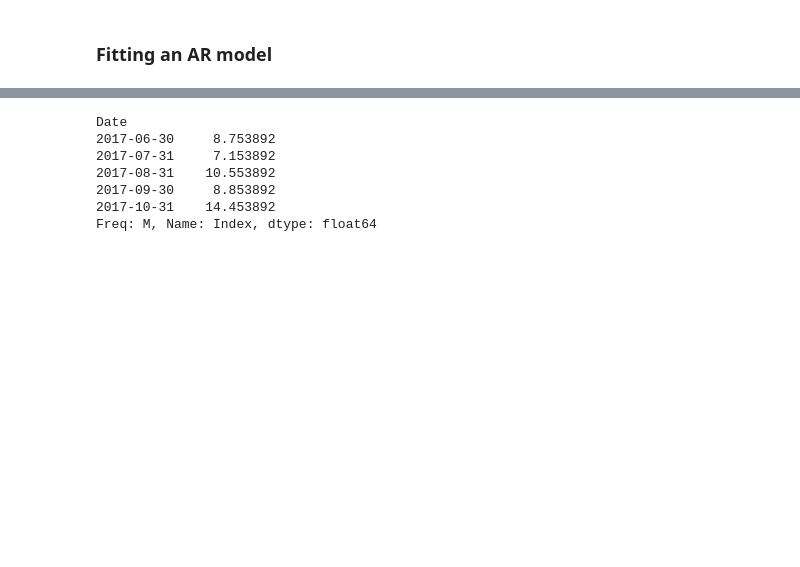
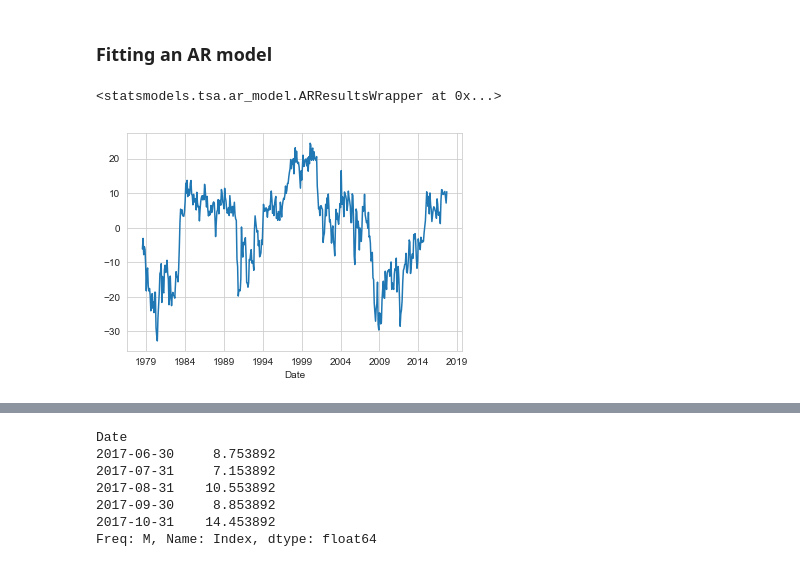
Before and after one commit to nt-ds/ckt-time-series-analysis, a Jupyter notebook: TSM_Proj.ipynb, the cells around one changed output, grey strips where cells are left out. Saved outputs shown, nothing was run; the diff lists cells and outputs as text; code cells hidden in the pictures; blank space fills up the shorter version.

```diff
--- a/TSM_Proj.ipynb
+++ b/TSM_Proj.ipynb
@@ -274,17 +292,21 @@ Notes: this is decent result. A simple 2-lag (AR(3)) Augmented Dickey-Fuller tes
 - so not definitive but it seems reasonable that the data is close but not exactly stationary
 # %% [markdown]
 ### Fitting an AR model
-# %%
-ddata_cons = STATS.Demean(data_cons)
-# we don't actually have to demean since the code can do it but it seemed easier to visualize
-ar_model_opt = STATS.AR_model(ddata_cons,)
-ar_fit = ar_model_opt.fit(ic='aic',trend='c',maxlag=None)
-ar_weirdfit = ar_model_opt.fit()
-# ar_model_1 = STATS.AR_model(ddata_cons)
-# ar_fit_1 = ar_model_1.fit(maxlag=1)
-
-# ar_model_2 = STATS.AR_model(ddata_cons)
-# ar_fit_2 = ar_model_2.fit(maxlag=2)
-
-# ar_model_3 = STATS.AR_model(ddata_cons)
-# ar_fit_3 = ar_model_3.fit(maxlag=3)
+# %%
+ar_model_opt = STATS.AR_model(ddata_cons,holdout=24)
+# fit on the in-sample model
+ar_fit = ar_model_opt['is'].fit(ic='aic',trend='c',maxlag=None)
+# we have to 'fit' inplace the fs model so we can use it for predictions
+ar_fs = ar_model_opt['fs']
+ar_fs.fit(ic='aic',trend='c',maxlag=None)
+# %% [output]
+<statsmodels.tsa.ar_model.ARResultsWrapper at 0x...>
+# %%
+# Running some predictions
+pred_is = ar_fit.fittedvalues.plot()
+pred_os_hstep = ar_fit.predict(start=ddata_cons.index[-24],end=ddata_cons.index[-1])
+# be ar_fs is an ar-model instance we can use the params from the insample fit
+pred_os_1step = pd.Series(index=ddata_cons.index[-24:],
+                          data=ar_fs.predict(ar_fit.params,start=ddata_cons.index[-24],end=ddata_cons.index[-1]))
+# %% [output]
+[figure, added]
```
Also changed, not shown: parts of 9 cells of this notebook.
